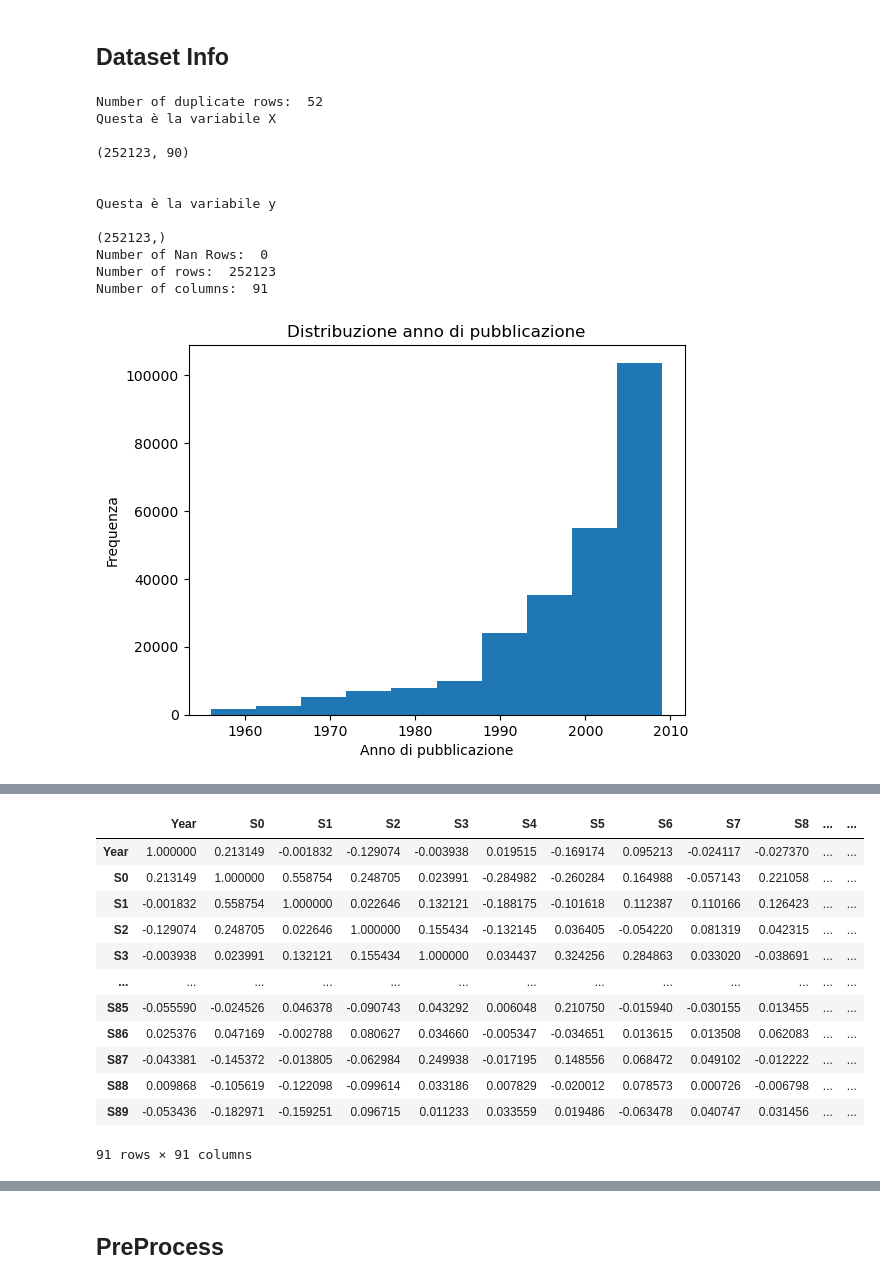
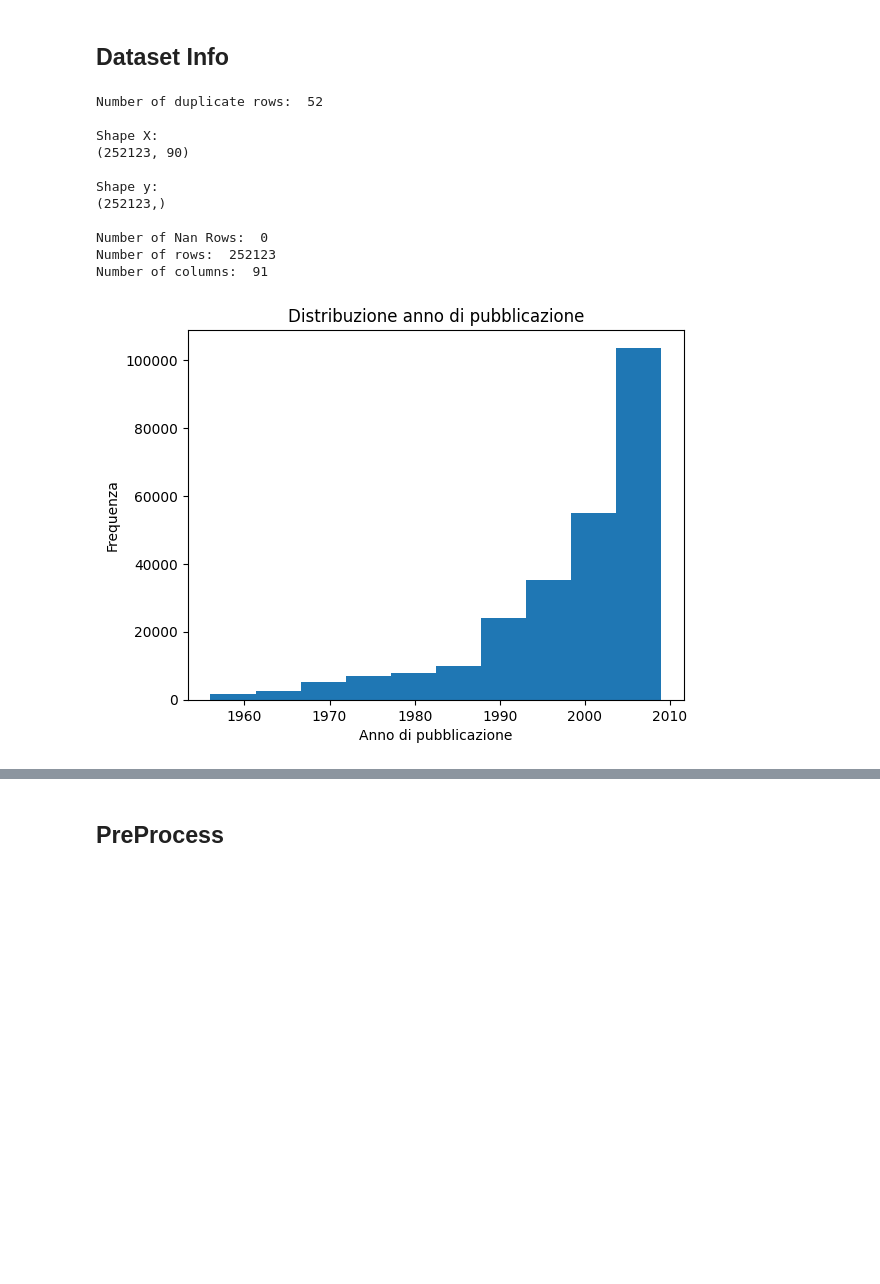
Before and after one commit to AndreaAccornero/DataAnalyticsProject, a Jupyter notebook: Training_Module/1-Modelli.ipynb, the cells around one changed output, grey strips where cells are left out. Drawn from its saved outputs; the diff is of its cells as text; code cells hidden in the pictures; blank space fills up the shorter version.

```diff
--- a/Training_Module/1-Modelli.ipynb
+++ b/Training_Module/1-Modelli.ipynb
@@ -35,61 +35,45 @@ df = df.drop_duplicates()
 X = df.drop("Year", axis=1)
 y = df["Year"]
 
-print("Questa è la variabile X  \n")
+print("\nShape X: ")
 print(X.shape)
-print("\n\nQuesta è la variabile y  \n")
+print("\nShape y: ")
 print(y.shape)
 total_nan_rows = df.isna().any(axis=1).sum()
 
 
-print("Number of Nan Rows: ", total_nan_rows)
+print("\nNumber of Nan Rows: ", total_nan_rows)
 
 
 num_rows, num_cols = df.shape
 print("Number of rows: ", num_rows)
 print("Number of columns: ", num_cols)
 
 plt.hist(df['Year'])
 plt.xlabel('Anno di pubblicazione')
 plt.ylabel('Frequenza')
 plt.title('Distribuzione anno di pubblicazione')
 plt.show()
 
 matrix_corr = df.corr()
 plt.figure(figsize=(8,6))
 sns.heatmap(matrix_corr, annot=False, cmap='coolwarm', fmt=".2f",linewidths=.5, xticklabels=False, yticklabels=False, cbar=False)
 plt.title('Matrice di Correlazione')
 plt.show()
-
-matrix_corr
 # %% [output]
 Number of duplicate rows:  52
-Questa è la variabile X
 
+Shape X:
 (252123, 90)
 
+Shape y:
+(252123,)
 
-Questa è la variabile y
-
-(252123,)
 Number of Nan Rows:  0
 Number of rows:  252123
 Number of columns:  91
-[figure, old version]
+[figure, new version]
 [figure]
-|  | Year | S0 | S1 | S2 | S3 | S4 | S5 | S6 | S7 | S8 | ... | ... |
-| Year | 1.000000 | 0.213149 | -0.001832 | -0.129074 | -0.003938 | 0.019515 | -0.169174 | 0.095213 | -0.024117 | -0.027370 | ... | ... |
-| S0 | 0.213149 | 1.000000 | 0.558754 | 0.248705 | 0.023991 | -0.284982 | -0.260284 | 0.164988 | -0.057143 | 0.221058 | ... | ... |
-| S1 | -0.001832 | 0.558754 | 1.000000 | 0.022646 | 0.132121 | -0.188175 | -0.101618 | 0.112387 | 0.110166 | 0.126423 | ... | ... |
-| S2 | -0.129074 | 0.248705 | 0.022646 | 1.000000 | 0.155434 | -0.132145 | 0.036405 | -0.054220 | 0.081319 | 0.042315 | ... | ... |
-| S3 | -0.003938 | 0.023991 | 0.132121 | 0.155434 | 1.000000 | 0.034437 | 0.324256 | 0.284863 | 0.033020 | -0.038691 | ... | ... |
-| ... | ... | ... | ... | ... | ... | ... | ... | ... | ... | ... | ... | ... |
-| S85 | -0.055590 | -0.024526 | 0.046378 | -0.090743 | 0.043292 | 0.006048 | 0.210750 | -0.015940 | -0.030155 | 0.013455 | ... | ... |
-| S86 | 0.025376 | 0.047169 | -0.002788 | 0.080627 | 0.034660 | -0.005347 | -0.034651 | 0.013615 | 0.013508 | 0.062083 | ... | ... |
-| S87 | -0.043381 | -0.145372 | -0.013805 | -0.062984 | 0.249938 | -0.017195 | 0.148556 | 0.068472 | 0.049102 | -0.012222 | ... | ... |
-| S88 | 0.009868 | -0.105619 | -0.122098 | -0.099614 | 0.033186 | 0.007829 | -0.020012 | 0.078573 | 0.000726 | -0.006798 | ... | ... |
-| S89 | -0.053436 | -0.182971 | -0.159251 | 0.096715 | 0.011233 | 0.033559 | 0.019486 | -0.063478 | 0.040747 | 0.031456 | ... | ... |
-91 rows × 91 columns
 # %%
 import seaborn as sns
 import matplotlib.pyplot as plt
```
Also changed, not shown: parts of 3 cells of this notebook, 6 other files.
